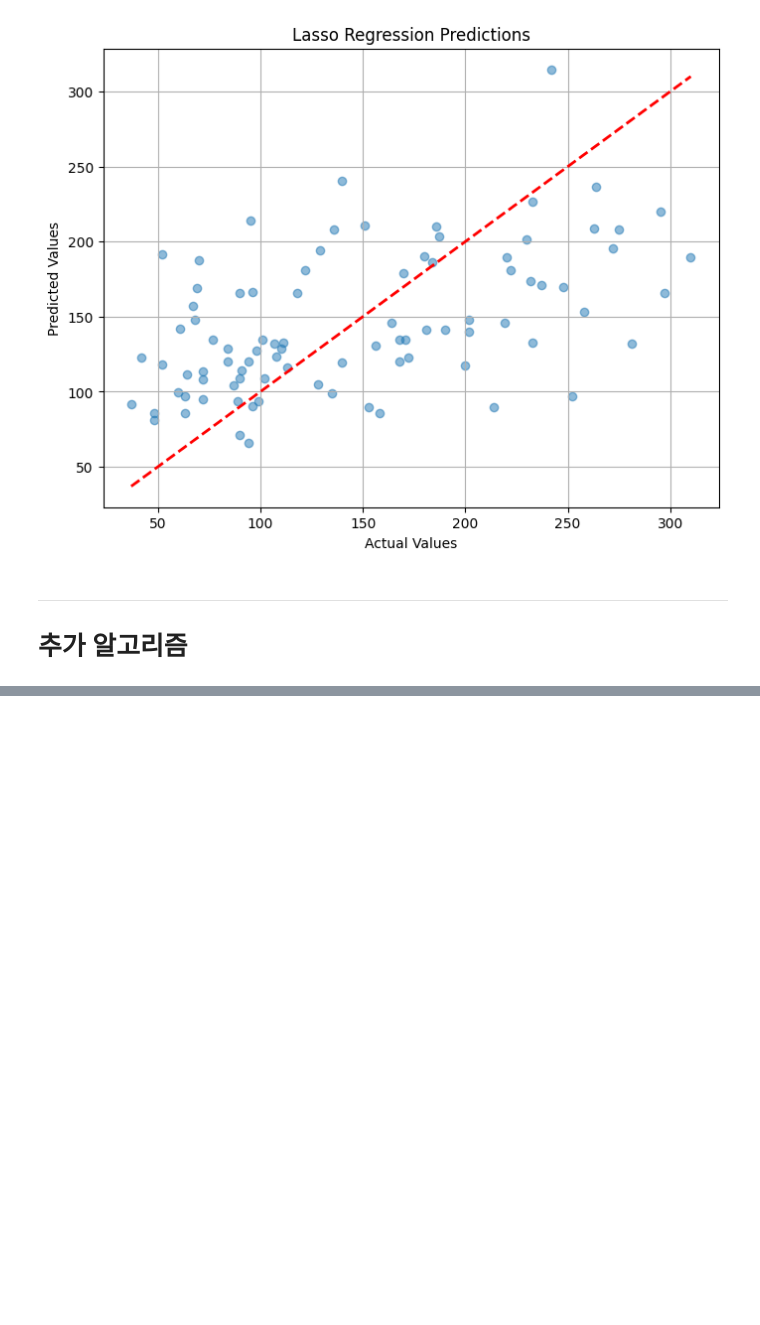
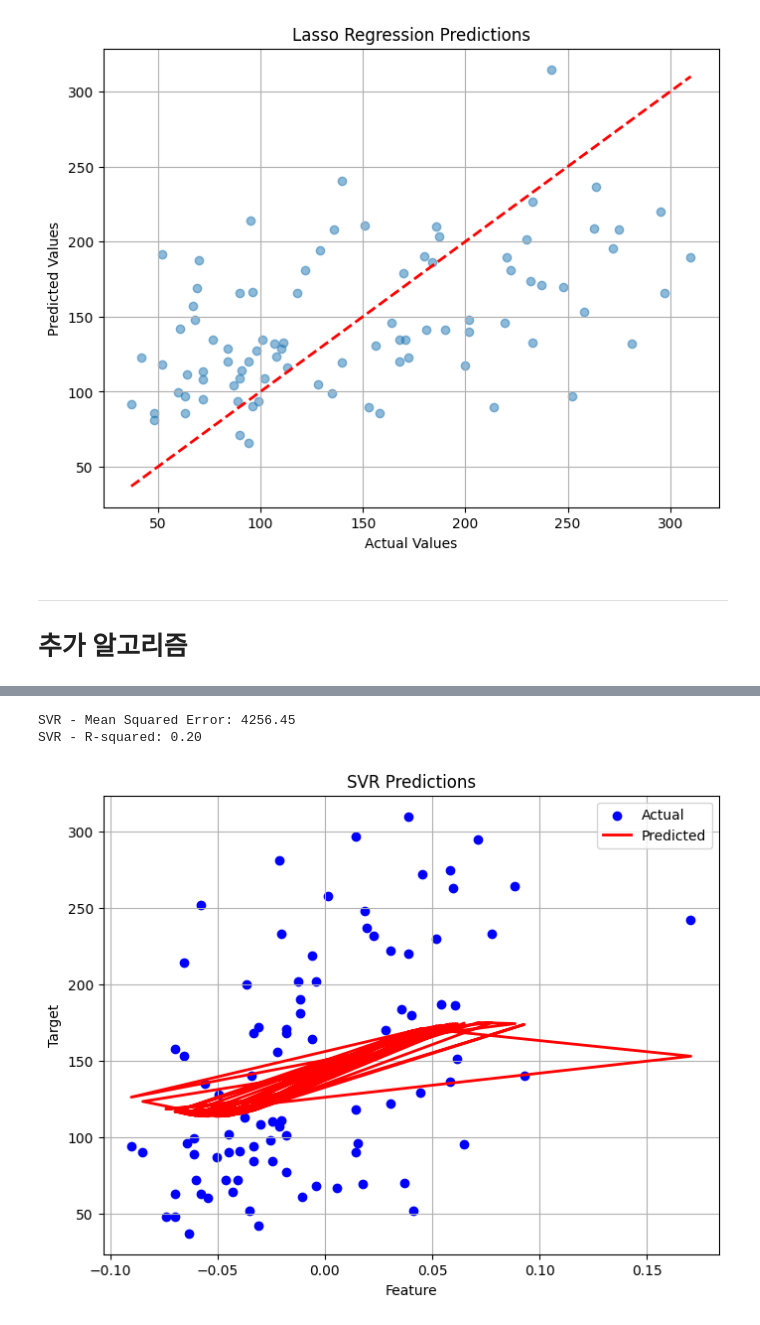
Before and after one commit to YeeeeeHo/ML_Final, a Jupyter notebook: 6.lecture_Regression.ipynb, the cells around one changed output, grey strips where cells are left out. Cells and saved outputs as stored; diff of their text form; code cells hidden in the pictures; blank space fills up the shorter version.

```diff
--- a/6.lecture_Regression.ipynb
+++ b/6.lecture_Regression.ipynb
@@ -258,0 +359,32 @@ Lasso Regression - R-squared: 0.24
+# %%
+from sklearn.svm import SVR
+import matplotlib.pyplot as plt
+from sklearn.metrics import mean_squared_error, r2_score
+
+# 모델 학습
+svr_model = SVR(kernel='rbf')
+svr_model.fit(X_train, y_train)
+
+# 예측
+y_pred_svr = svr_model.predict(X_test)
+
+# 평가
+mse_svr = mean_squared_error(y_test, y_pred_svr)
+r2_svr = r2_score(y_test, y_pred_svr)
+print(f"SVR - Mean Squared Error: {mse_svr:.2f}")
+print(f"SVR - R-squared: {r2_svr:.2f}")
+
+# 시각화: 회귀선
+plt.figure(figsize=(8, 6))
+plt.scatter(X_test, y_test, color='blue', label='Actual')
+plt.plot(X_test, y_pred_svr, color='red', label='Predicted', linewidth=2)
+plt.title('SVR Predictions')
+plt.xlabel('Feature')
+plt.ylabel('Target')
+plt.legend()
+plt.grid(True)
+plt.show()
+# %% [output]
+SVR - Mean Squared Error: 4256.45
+SVR - R-squared: 0.20
+[figure, added]
```
Also changed, not shown: parts of 20 cells of this notebook.
